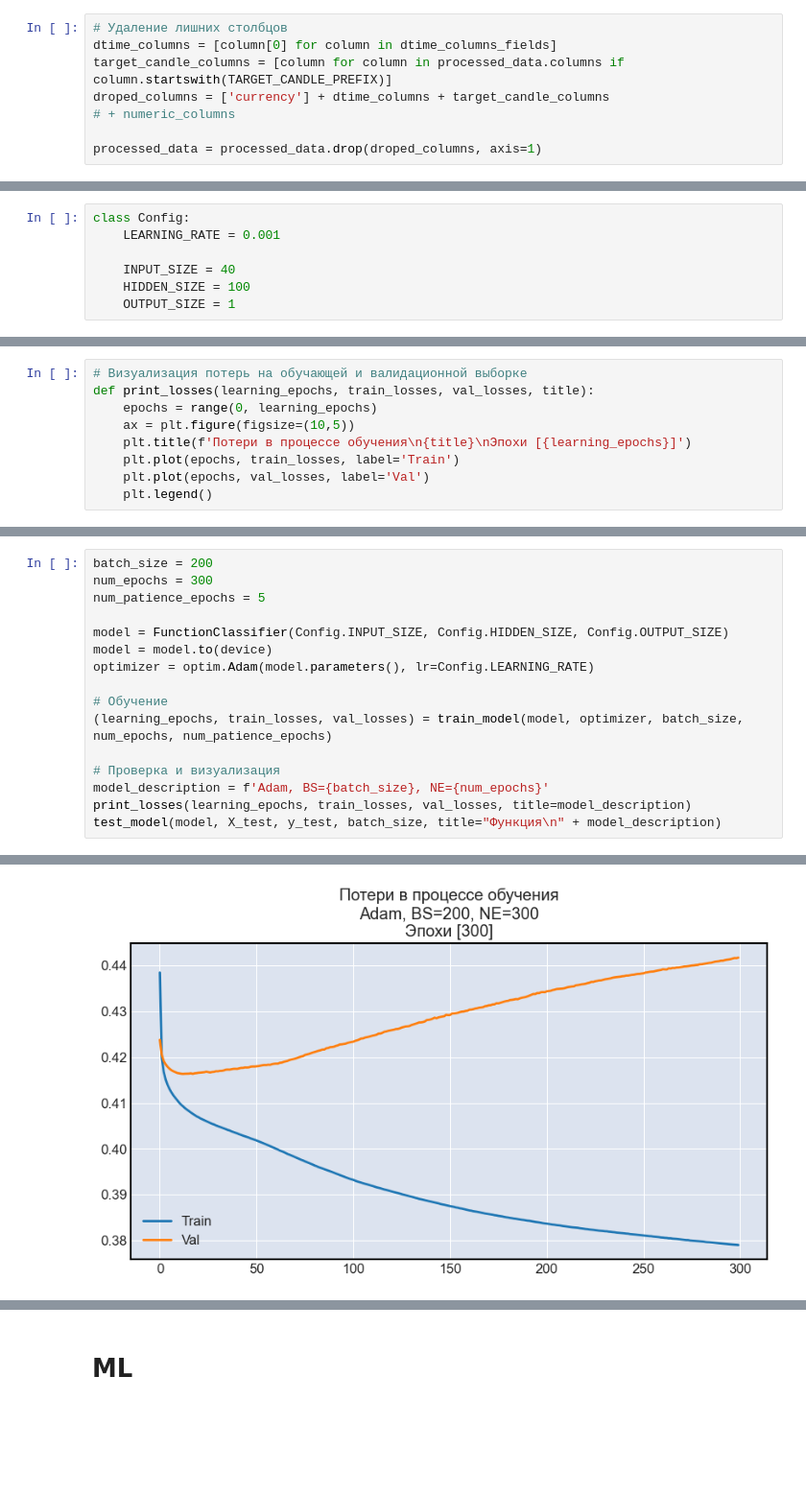
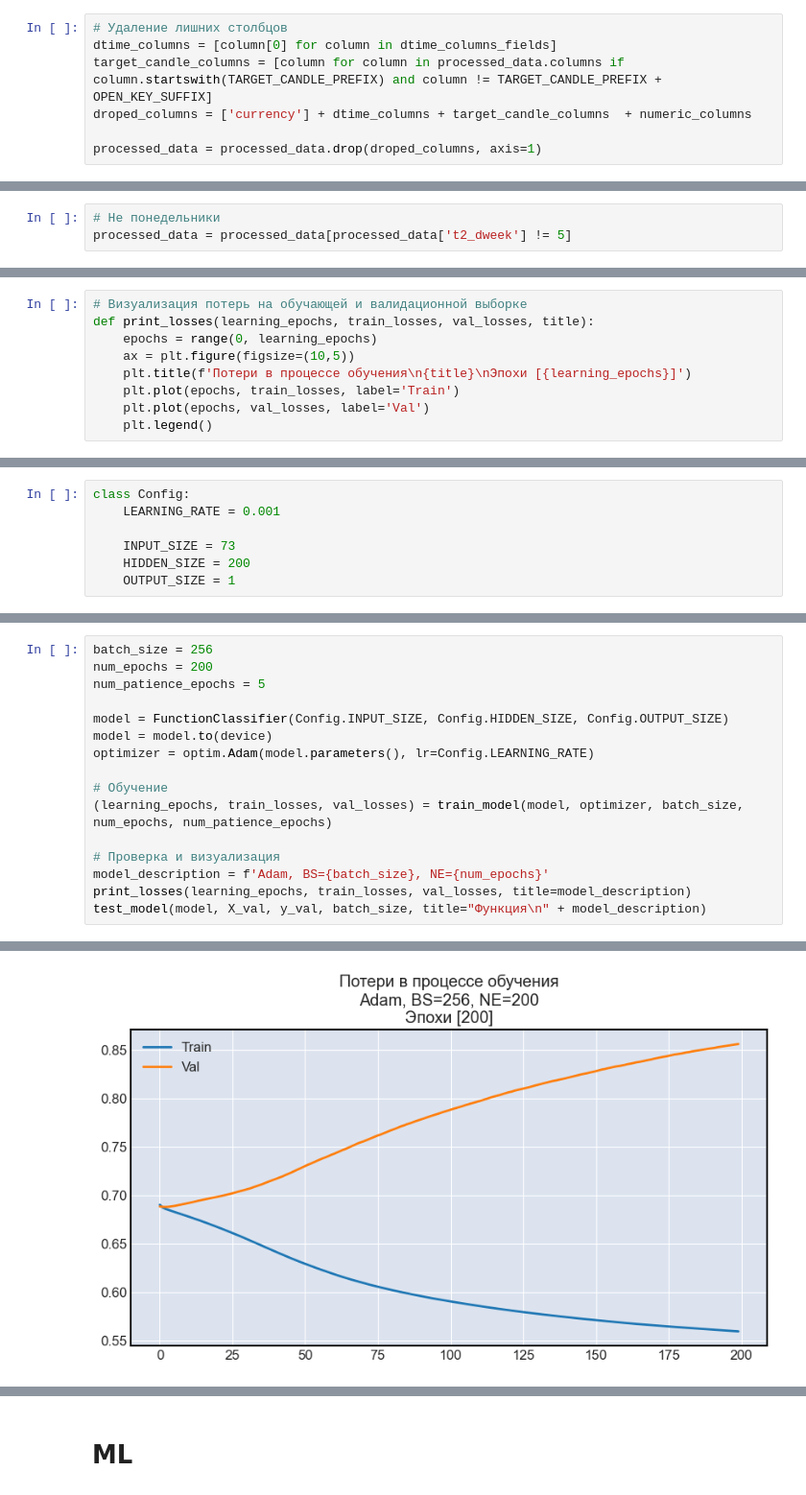
Before and after one commit to emazurenko/otus-ml-professional, a Jupyter notebook: projectwork/projectwork.ipynb, the cells around one changed output, grey strips where cells are left out. Shown at 96% size. Saved outputs shown, nothing was run; the diff lists cells and outputs as text; blank space fills up the shorter version.

```diff
--- a/projectwork/projectwork.ipynb
+++ b/projectwork/projectwork.ipynb
@@ -213,14 +298,16 @@ for dtime_key, prefix in dtime_columns_fields:
 # %%
 # Удаление лишних столбцов
 dtime_columns = [column[0] for column in dtime_columns_fields]
-target_candle_columns = [column for column in processed_data.columns if column.startswith(TARGET_CANDLE_PREFIX)]
-droped_columns = ['currency'] + dtime_columns + target_candle_columns
-# + numeric_columns
+target_candle_columns = [column for column in processed_data.columns if column.startswith(TARGET_CANDLE_PREFIX) and column != TARGET_CANDLE_PREFIX + OPEN_KEY_SUFFIX]
+droped_columns = ['currency'] + dtime_columns + target_candle_columns  + numeric_columns
 
 processed_data = processed_data.drop(droped_columns, axis=1)
 # %%
 # Только понедельники
 processed_data = processed_data[processed_data['t2_dweek'] == 5]
+# %%
+# Не понедельники
+processed_data = processed_data[processed_data['t2_dweek'] != 5]
 # %%
 
 # pd.set_option('display.max_rows', 100)
@@ -322,13 +415,6 @@ device = torch.device("cuda") if torch.cuda.is_available() else torch.device("cp
 device
 # %% [output]
 device(type='cuda')
-# %%
-class Config:
-    LEARNING_RATE = 0.001
-
-    INPUT_SIZE = 40
-    HIDDEN_SIZE = 100
-    OUTPUT_SIZE = 1
 # %%
 # Итератор с батчеризацией
 class BatchLoader():
@@ -480,0 +554,7 @@ def test_model(model, X_test, y_test, bath_size, title):
+# %%
+class Config:
+    LEARNING_RATE = 0.001
+
+    INPUT_SIZE = 73
+    HIDDEN_SIZE = 200
+    OUTPUT_SIZE = 1
@@ -481,6 +575,6 @@ def test_model(model, X_test, y_test, bath_size, title):
 # %%
-batch_size = 200
-num_epochs = 300
+batch_size = 256
+num_epochs = 200
 num_patience_epochs = 5
 
 model = FunctionClassifier(Config.INPUT_SIZE, Config.HIDDEN_SIZE, Config.OUTPUT_SIZE)
@@ -493,6 +587,6 @@ optimizer = optim.Adam(model.parameters(), lr=Config.LEARNING_RATE)
 # Проверка и визуализация
 model_description = f'Adam, BS={batch_size}, NE={num_epochs}'
 print_losses(learning_epochs, train_losses, val_losses, title=model_description)
-test_model(model, X_test, y_test, batch_size, title="Функция\n" + model_description)
+test_model(model, X_val, y_val, batch_size, title="Функция\n" + model_description)
 # %% [output]
 Start of 1 Epoch:
@@ -515,4 +609,4 @@ Precision: 0.206897
-[figure, old version]
+[figure, new version]
 # %%
 test_model(model, X_test, y_test, batch_size, title="Функция\n" + model_description)
 # %% [output]
```
Also changed, not shown: parts of 65 cells of this notebook, 2 other files.
